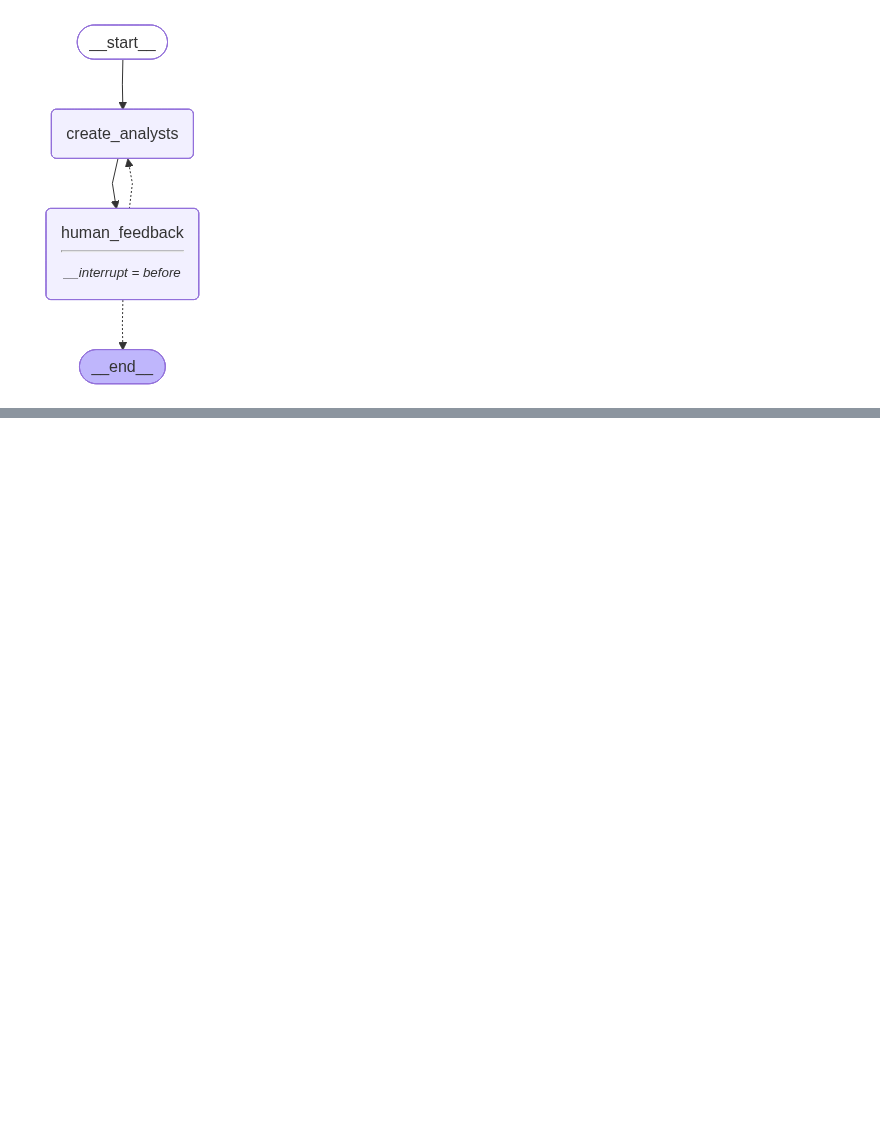
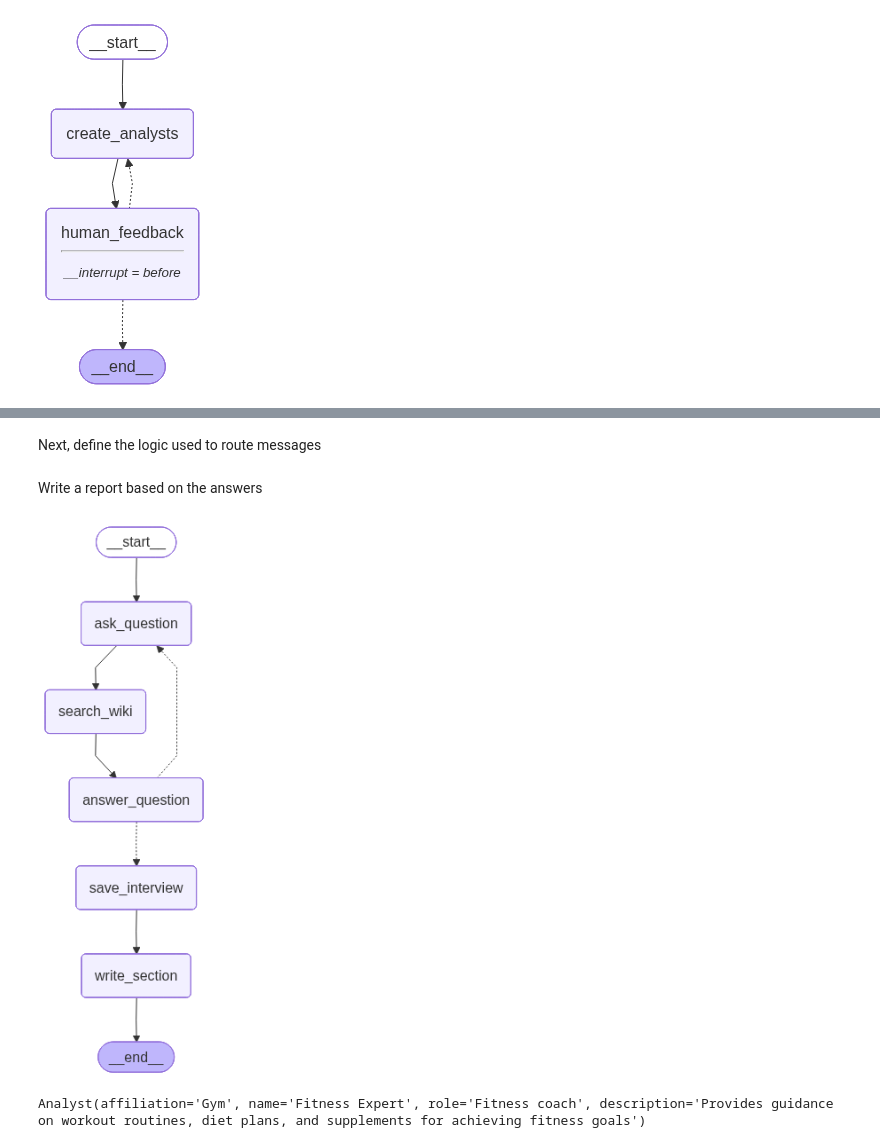
Before and after one commit to minimartzz/learning, a Jupyter notebook: agents/langgraph/04_building_assistant.ipynb, the cells around one changed output, grey strips where cells are left out. Cells and saved outputs as stored; diff of their text form; code cells hidden in the pictures; blank space fills up the shorter version.

```diff
--- a/agents/langgraph/04_building_assistant.ipynb
+++ b/agents/langgraph/04_building_assistant.ipynb
@@ -635,0 +742,8 @@ display(Image(graph.get_graph(xray=1).draw_mermaid_png()))
+# %%
+# List final set of analysts
+for analyst in analysts:
+    print(f"Name: {analyst.name}")
+    print(f"Affiliation: {analyst.affiliation}")
+    print(f"Role: {analyst.role}")
+    print(f"Description: {analyst.description}")
+    print("-" * 50)
@@ -635,0 +772,10 @@ display(Image(graph.get_graph(xray=1).draw_mermaid_png()))
+# %%
+class InterviewState(MessagesState):
+    max_num_turns: int                      # Number of conversation rounds
+    context: Annotated[list, operator.add]  # Source docs
+    analyst: Analyst                        # Analyst to be asking the questions
+    interview: str                          # Interview transcript
+    sections: list                          # Final key douplicated in outer state for Send() API
+
+class SearchQuery(BaseModel):
+    search_query: str = Field(None, description="Search query for retrieval")
@@ -635,0 +896,2 @@ display(Image(graph.get_graph(xray=1).draw_mermaid_png()))
+# %% [markdown]
+Next, define the logic used to route messages
@@ -635,0 +919,2 @@ display(Image(graph.get_graph(xray=1).draw_mermaid_png()))
+# %% [markdown]
+Write a report based on the answers
@@ -635,0 +991,31 @@ display(Image(graph.get_graph(xray=1).draw_mermaid_png()))
+# %%
+# Build the graph
+interview_builder = StateGraph(InterviewState)
+interview_builder.add_node("ask_question", generate_questions)
+interview_builder.add_node("search_wiki", search_wiki)
+interview_builder.add_node("answer_question", generate_answer)
+interview_builder.add_node("save_interview", save_interview)
+interview_builder.add_node("write_section", write_section)
+
+interview_builder.add_edge(START, "ask_question")
+interview_builder.add_edge("ask_question", "search_wiki")
+interview_builder.add_edge("search_wiki", "answer_question")
+interview_builder.add_conditional_edges(
+    "answer_question",
+    route_messages,
+    ['ask_question', 'save_interview']
+)
+interview_builder.add_edge("save_interview", "write_section")
+interview_builder.add_edge("write_section", END)
+
+memory = MemorySaver()
+interview_graph = interview_builder.compile(checkpointer=memory) \
+    .with_config(run_name="Conduct Interviews")
+
+display(Image(interview_graph.get_graph().draw_mermaid_png()))
+# %% [output]
+[figure, added]
+# %%
+analysts[0]
+# %% [output]
+Analyst(affiliation='Gym', name='Fitness Expert', role='Fitness coach', description='Provides guidance on workout routines, diet plans, and supplements for achieving fitness goals')
```
Also changed, not shown: parts of 32 cells of this notebook, 2 other files.
